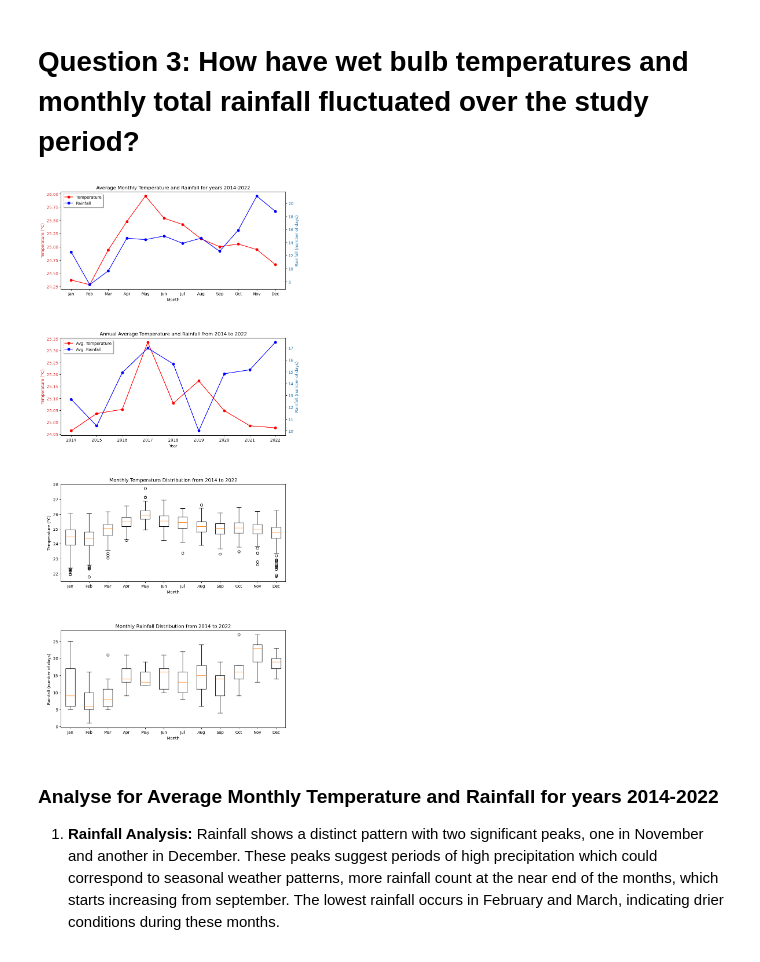
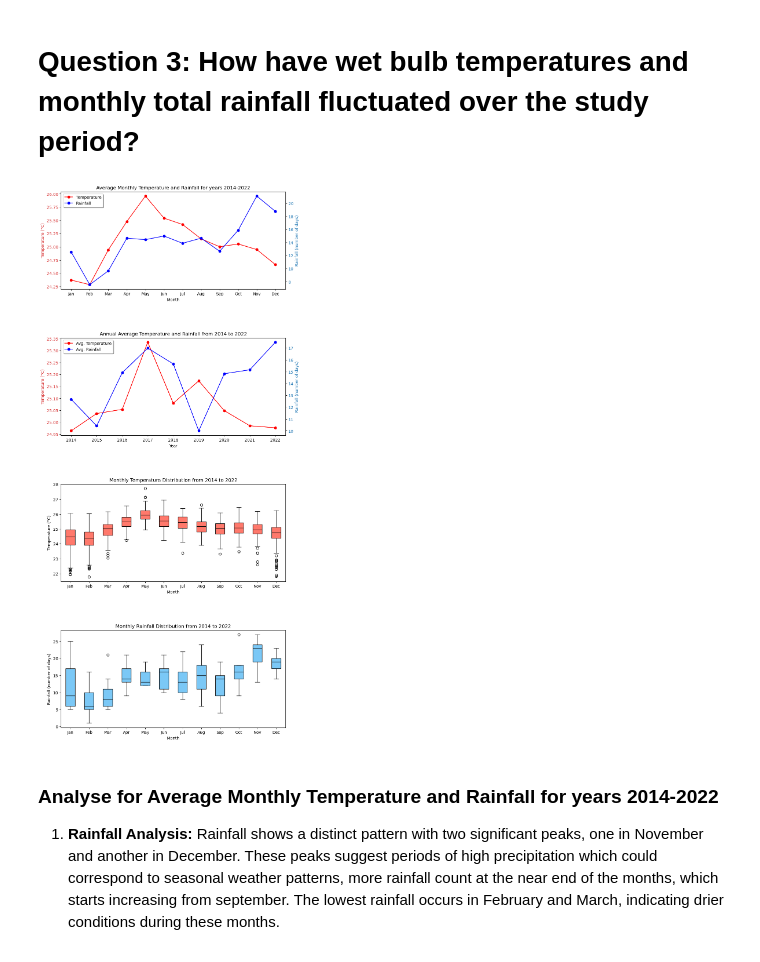
Before and after one commit to jianmin22/PDASCA1, a Jupyter notebook: ca1.ipynb, the cells around one changed output. Cells and saved outputs as stored; diff of their text form; code cells hidden in the pictures.

```diff
--- a/ca1.ipynb
+++ b/ca1.ipynb
@@ -499,36 +499,49 @@ ax1b = ax1.twinx()
 ax1b.set_ylabel('Rainfall (number of days)', color='tab:blue')
 line2, = ax1b.plot(month_labels, monthly_avg_no_of_rain_days, 'bo-', label='Rainfall')
 ax1b.tick_params(axis='y', labelcolor='tab:blue')
 ax1.legend([line1, line2], ['Temperature', 'Rainfall'], loc='upper left', shadow=True)
 
 # Second Plot for 2014-2022 Annual Averages
 ax2.set_xlabel('Year')
 ax2.set_ylabel('Temperature (°C)', color='tab:red')
 line3, = ax2.plot(years, list(yearly_avg_temperatures.values()), 'ro-', label='Avg. Temperature')
 ax2.tick_params(axis='y', labelcolor='tab:red')
 
 ax2b = ax2.twinx()
 ax2b.set_ylabel('Rainfall (number of days)', color='tab:blue')
 line4, = ax2b.plot(years, yearly_avg_rainfall, 'bo-', label='Avg. Rainfall')
 ax2b.tick_params(axis='y', labelcolor='tab:blue')
 ax2.set_title('Annual Average Temperature and Rainfall from 2014 to 2022')
 ax2.legend([line3, line4], ['Avg. Temperature', 'Avg. Rainfall'], loc='upper left', shadow=True)
 
 # Third plot: Box plot for temperatures
-ax3.boxplot([monthly_temperatures[month] for month in range(1, 13)], labels=month_labels)
+bp1 = ax3.boxplot([monthly_temperatures[month] for month in range(1, 13)], labels=month_labels, patch_artist=True)
 ax3.set_title('Monthly Temperature Distribution from 2014 to 2022')
 ax3.set_ylabel('Temperature (°C)')
 ax3.set_xlabel('Month')
 
+# Set colors for temperature box plots
+for patch in bp1['boxes']:
+    patch.set_facecolor('#FF796C')
+
+for median in bp1['medians']:
+    median.set_color('black')
+
 # Fourth Box plot for rainfall
-ax4.boxplot([monthly_rainfall[month] for month in range(1, 13)], labels=month_labels)
+bp2 = ax4.boxplot([monthly_rainfall[month] for month in range(1, 13)], labels=month_labels, patch_artist=True)
 ax4.set_title('Monthly Rainfall Distribution from 2014 to 2022')
 ax4.set_ylabel('Rainfall (number of days)')
 ax4.set_xlabel('Month')
 
+# Set colors for rainfall box plots
+for patch in bp2['boxes']:
+    patch.set_facecolor('#7BC8F6')
+
+for median in bp2['medians']:
+    median.set_color('black')
 plt.show()
 # %% [output]
-[figure, old version]
+[figure, new version]
 # %% [markdown]
 ### Analyse for Average Monthly Temperature and Rainfall for years 2014-2022
 1. **Rainfall Analysis:** Rainfall shows a distinct pattern with two significant peaks, one in November and another in December. These peaks suggest periods of high precipitation which could correspond to seasonal weather patterns, more rainfall count at the near end of the months, which starts increasing from september. The lowest rainfall occurs in February and March, indicating drier conditions during these months.
```
Also changed, not shown: parts of 3 cells of this notebook.
